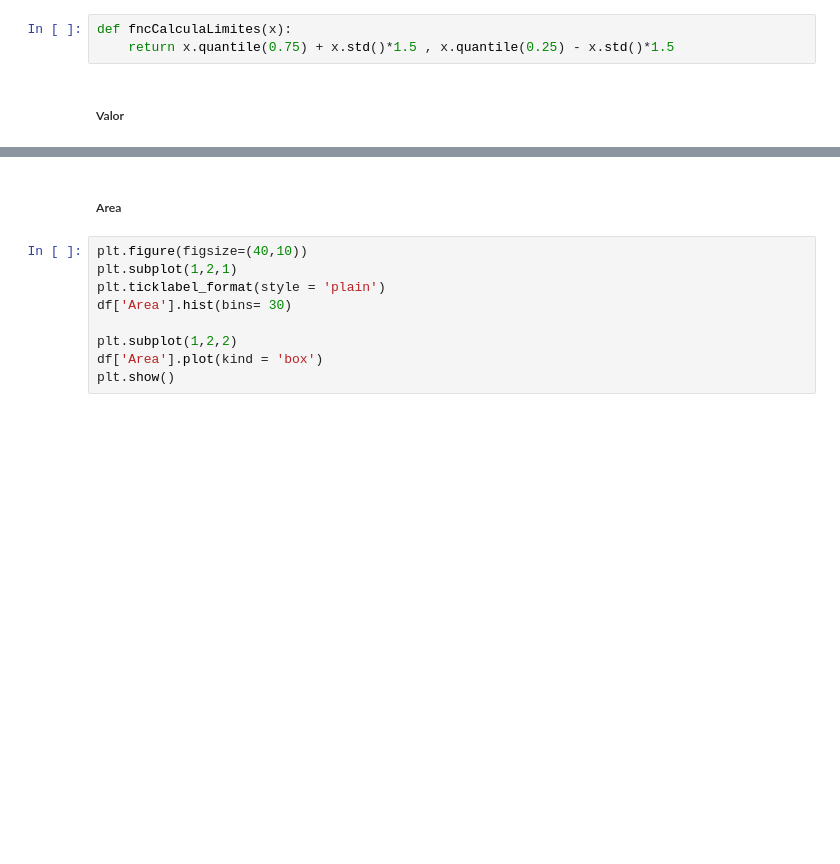
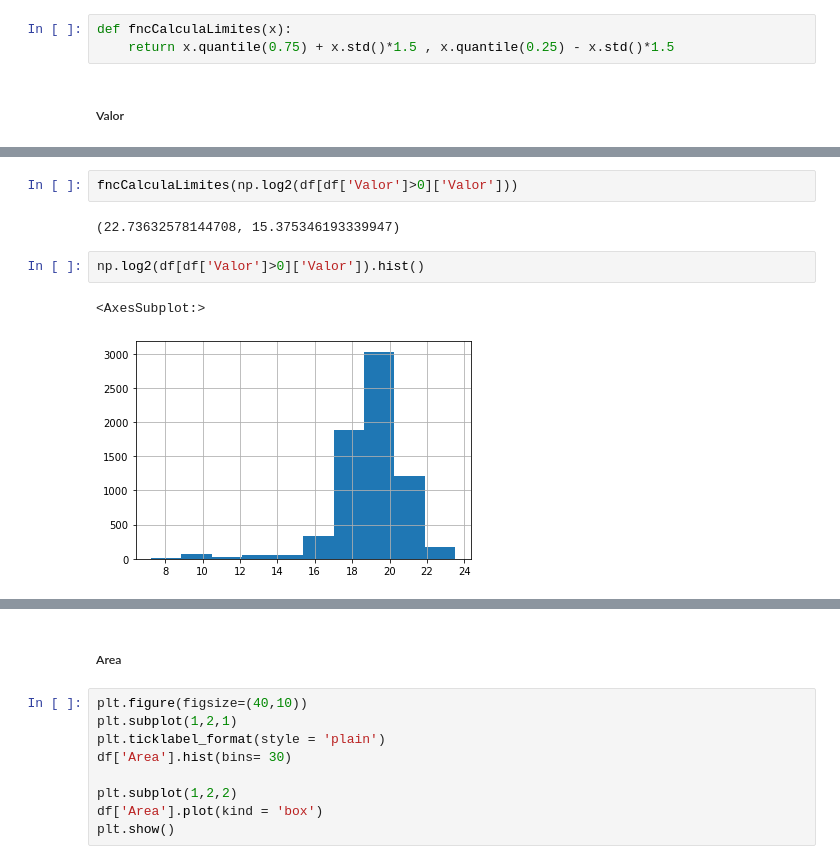
Before and after one commit to arthurcsp/mlStuff, a Jupyter notebook: Projects/OlxHousePricePrediction/Analysis/dataAnalysis.ipynb, the cells around one changed output, grey strips where cells are left out. Saved outputs shown, nothing was run; the diff lists cells and outputs as text; blank space fills up the shorter version.

```diff
--- a/Projects/OlxHousePricePrediction/Analysis/dataAnalysis.ipynb
+++ b/Projects/OlxHousePricePrediction/Analysis/dataAnalysis.ipynb
@@ -53 +56,10 @@ plt.show()
+# %%
+fncCalculaLimites(np.log2(df[df['Valor']>0]['Valor']))
+# %% [output]
+(22.73632578144708, 15.375346193339947)
+# %%
+np.log2(df[df['Valor']>0]['Valor']).hist()
+# %% [output]
+<AxesSubplot:>
+[figure, added]
 # %%
```
Also changed, not shown: parts of 62 cells of this notebook, 3 other files.
